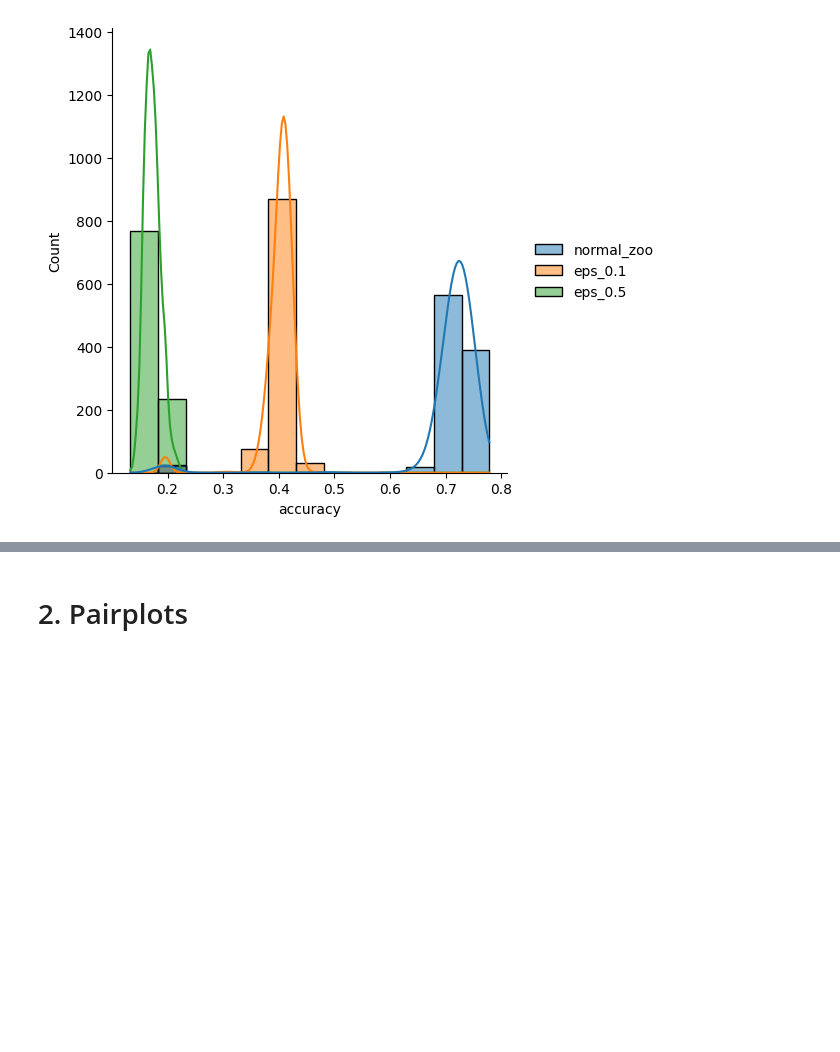
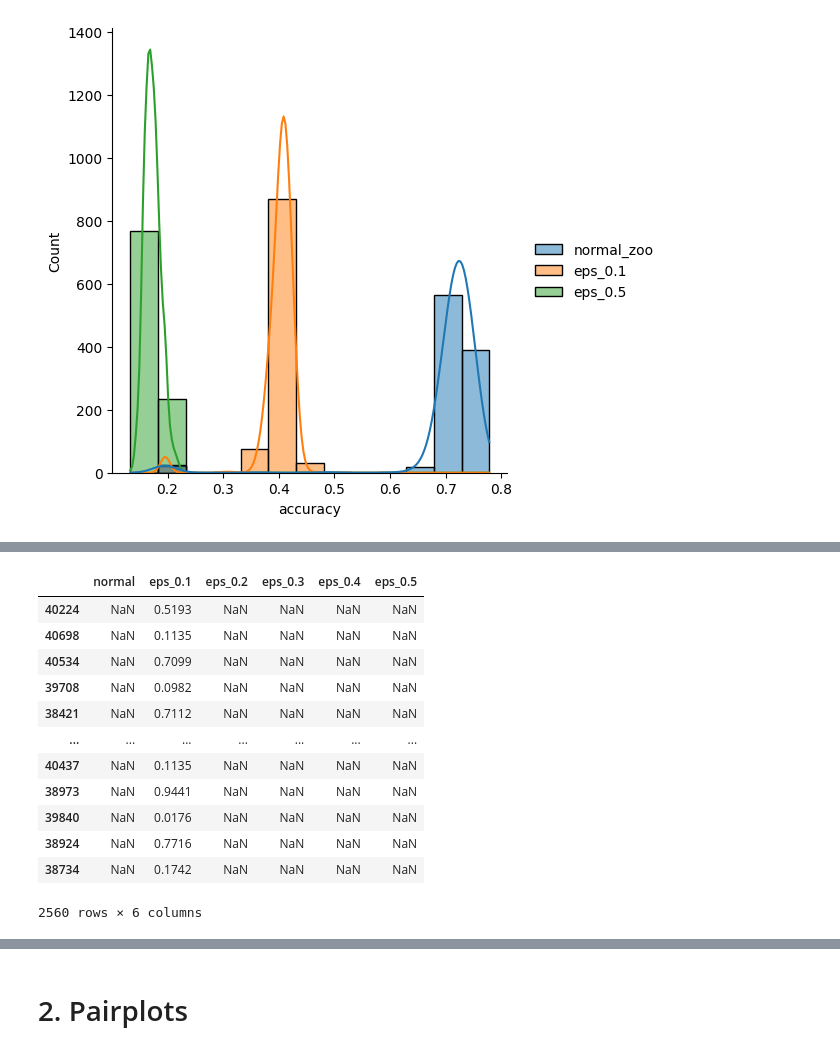
Before and after one commit to julius-lautz/model_robustness, a Jupyter notebook: src/model_robustness/attacks/plots.ipynb, the cells around one changed output, grey strips where cells are left out. Drawn from its saved outputs; the diff is of its cells as text; code cells hidden in the pictures; blank space fills up the shorter version.

```diff
--- a/src/model_robustness/attacks/plots.ipynb
+++ b/src/model_robustness/attacks/plots.ipynb
@@ -110,0 +192,16 @@ plt.show()
+# %%
+both_results["eps_"]
+# %% [output]
+|  | normal | eps_0.1 | eps_0.2 | eps_0.3 | eps_0.4 | eps_0.5 |
+| 40224 | NaN | 0.5193 | NaN | NaN | NaN | NaN |
+| 40698 | NaN | 0.1135 | NaN | NaN | NaN | NaN |
+| 40534 | NaN | 0.7099 | NaN | NaN | NaN | NaN |
+| 39708 | NaN | 0.0982 | NaN | NaN | NaN | NaN |
+| 38421 | NaN | 0.7112 | NaN | NaN | NaN | NaN |
+| ... | ... | ... | ... | ... | ... | ... |
+| 40437 | NaN | 0.1135 | NaN | NaN | NaN | NaN |
+| 38973 | NaN | 0.9441 | NaN | NaN | NaN | NaN |
+| 39840 | NaN | 0.0176 | NaN | NaN | NaN | NaN |
+| 38924 | NaN | 0.7716 | NaN | NaN | NaN | NaN |
+| 38734 | NaN | 0.1742 | NaN | NaN | NaN | NaN |
+2560 rows × 6 columns
```
Also changed, not shown: parts of 7 cells of this notebook, 20 other files.
